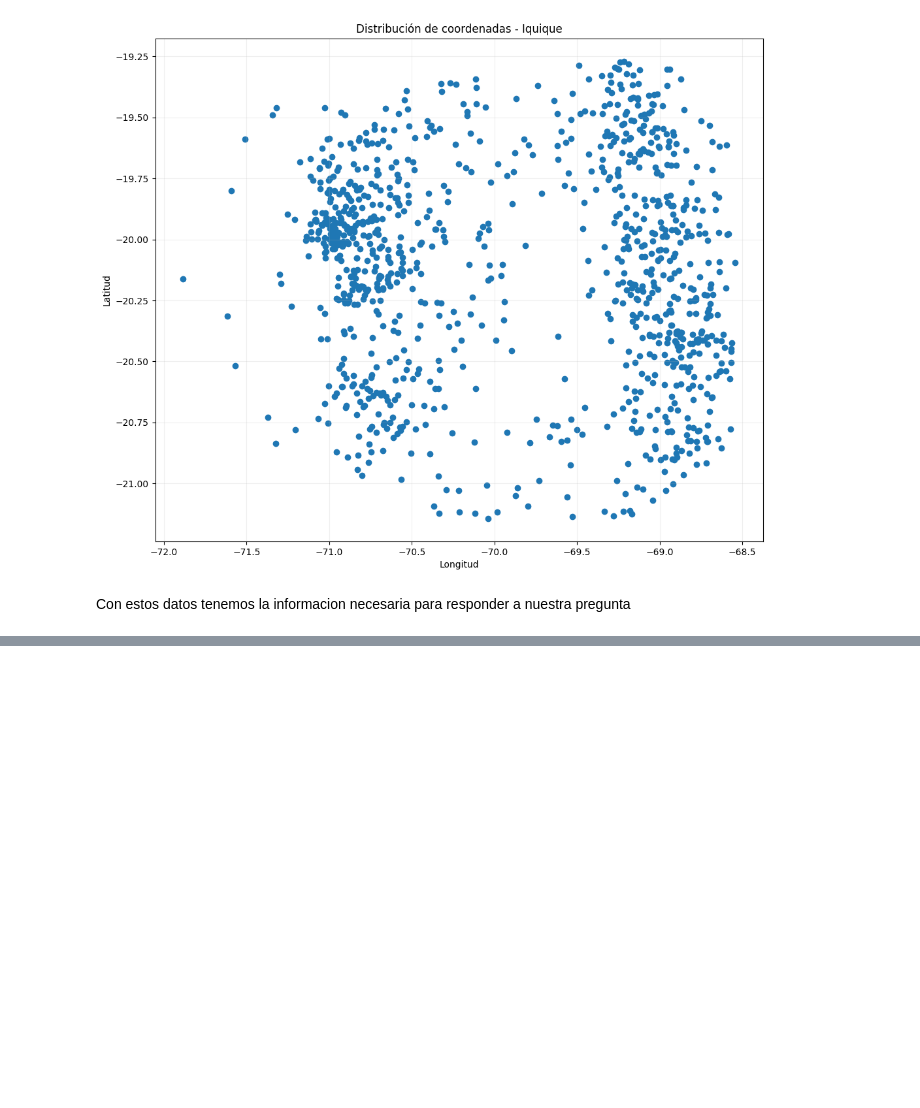
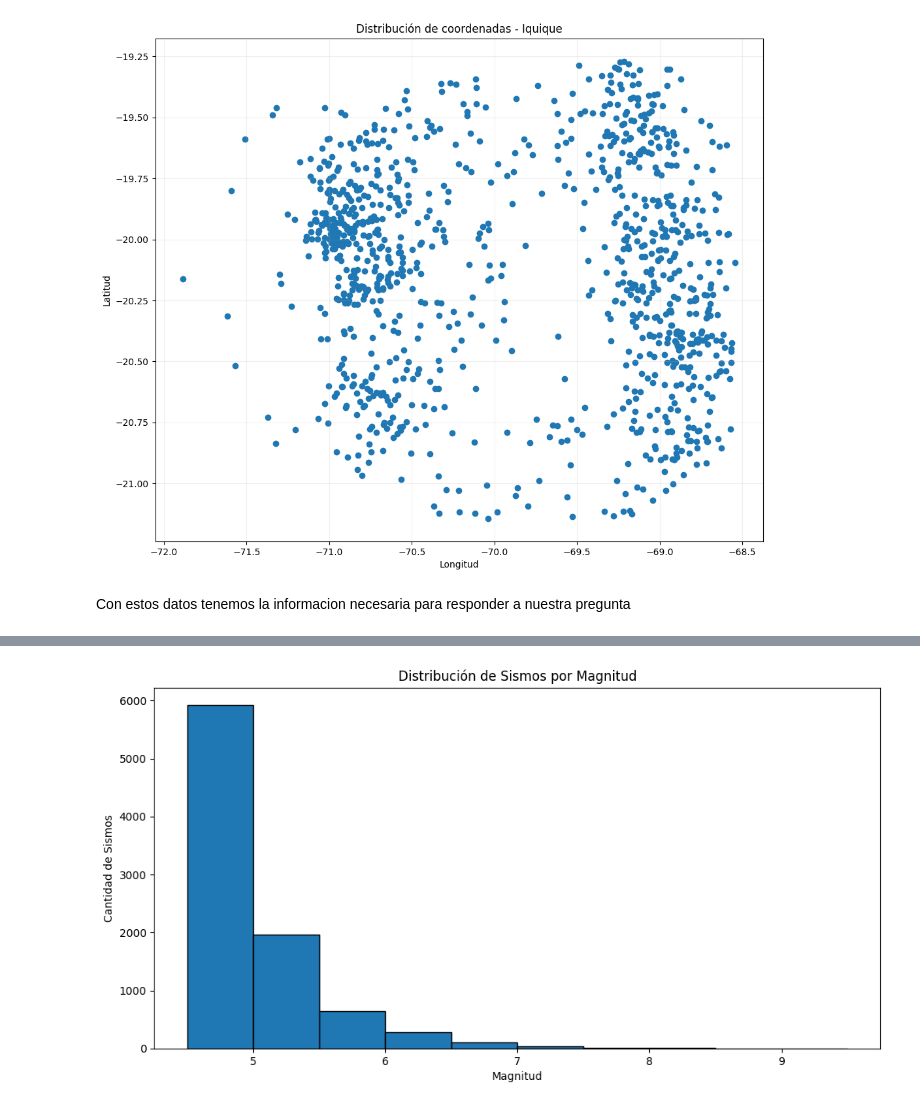
Before and after one commit to Skysilen-t/Proyecto-Ciencia-de-Datos, a Jupyter notebook: Propuesta y documento/Proyecto investigacion propuesta.ipynb, the cells around one changed output, grey strips where cells are left out. Cells and saved outputs as stored; diff of their text form; code cells hidden in the pictures; blank space fills up the shorter version.

```diff
--- a/Propuesta y documento/Proyecto investigacion propuesta.ipynb
+++ b/Propuesta y documento/Proyecto investigacion propuesta.ipynb
@@ -782,0 +788,11 @@ Con estos datos tenemos la informacion necesaria para responder a nuestra pregun
+# %%
+df = pd.read_csv('query_limpio.csv')
+df['date'] = pd.to_datetime(df['date'])
+print(f"Primero sismo del df: {df['date'].min()}")
+print(f"Último sismo del df: {df['date'].max()}")
+total_años = (df['date'].max() - df['date'].min()).days/365.25
+print(f"Años totales: {round(total_años, 4)} años")
+print("\nAnalisis de datos de magnitud")
+print(df['mag'].describe())
+print("\nTipos de datos de magnitud")
+print(df['magType'].value_counts())
@@ -782,0 +817,9 @@ Con estos datos tenemos la informacion necesaria para responder a nuestra pregun
+# %%
+plt.figure(figsize=(12, 6))
+plt.hist(df['mag'], edgecolor='black')
+plt.xlabel('Magnitud')
+plt.ylabel('Cantidad de Sismos')
+plt.title('Distribución de Sismos por Magnitud')
+plt.show()
+# %% [output]
+[figure, added]
```
Also changed, not shown: parts of 9 cells of this notebook.
